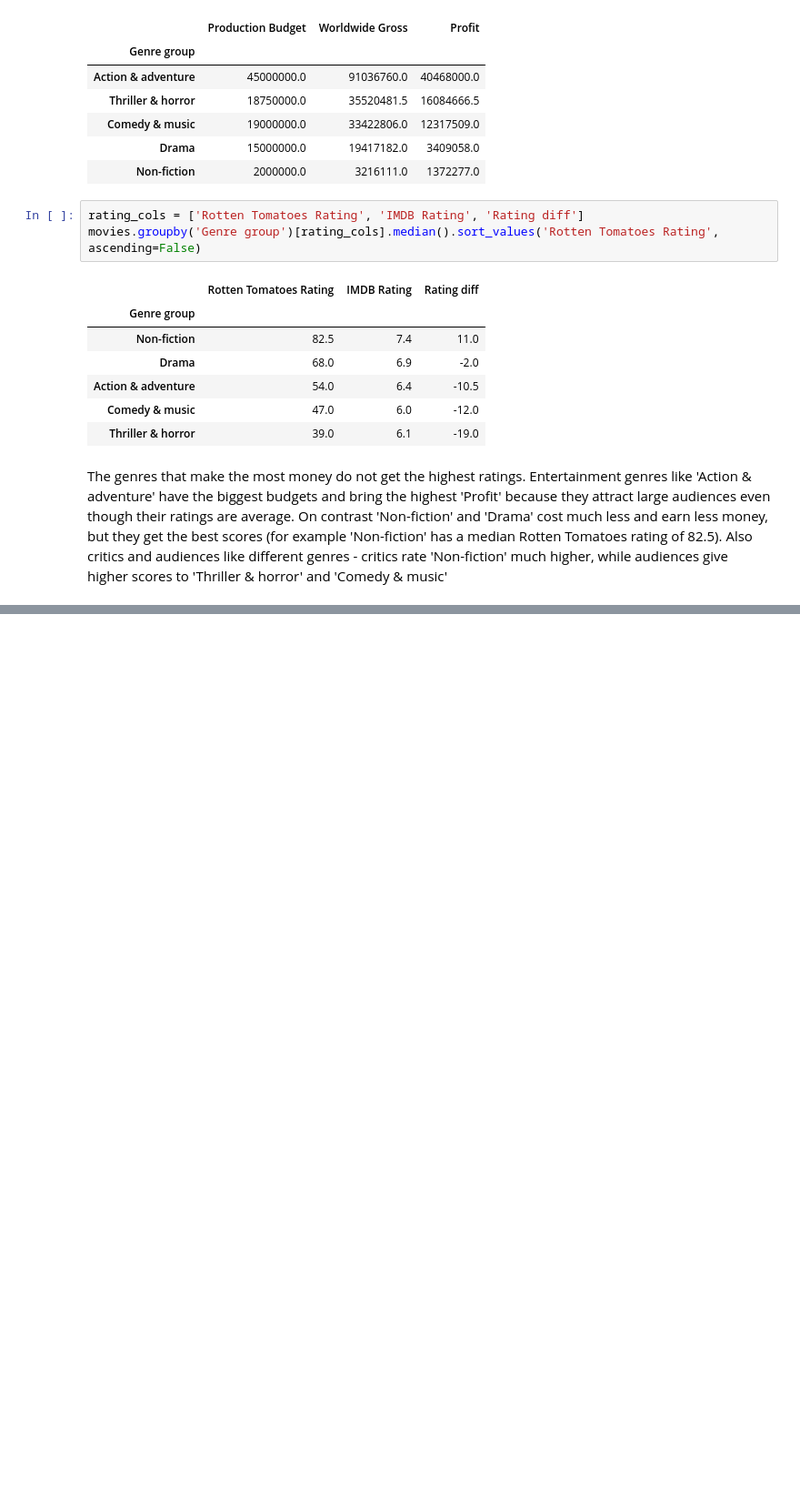
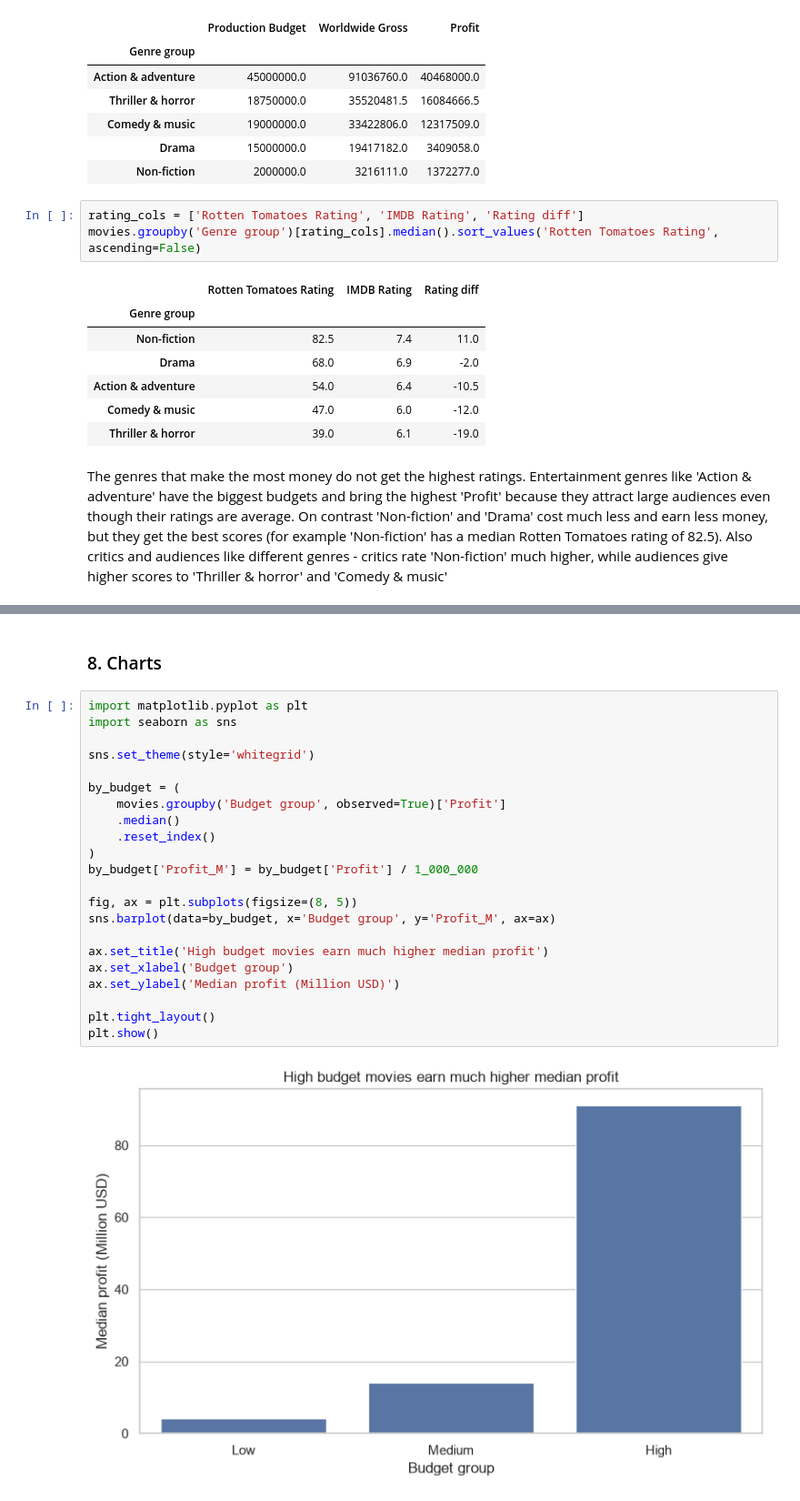
Before and after one commit to marynarymkevich/code-labs, a Jupyter notebook: DataAnalysis/Project/movies.ipynb, the cells around one changed output, grey strips where cells are left out. Shown at 91% size. Saved outputs shown, nothing was run; the diff lists cells and outputs as text; blank space fills up the shorter version.

```diff
--- a/DataAnalysis/Project/movies.ipynb
+++ b/DataAnalysis/Project/movies.ipynb
@@ -378,0 +411,26 @@ The genres that make the most money do not get the highest ratings. Entertainmen
+# %% [markdown]
+### 8. Charts
+# %%
+import matplotlib.pyplot as plt
+import seaborn as sns
+
+sns.set_theme(style='whitegrid')
+
+by_budget = (
+    movies.groupby('Budget group', observed=True)['Profit']
+    .median()
+    .reset_index()
+)
+by_budget['Profit_M'] = by_budget['Profit'] / 1_000_000
+
+fig, ax = plt.subplots(figsize=(8, 5))
+sns.barplot(data=by_budget, x='Budget group', y='Profit_M', ax=ax)
+
+ax.set_title('High budget movies earn much higher median profit')
+ax.set_xlabel('Budget group')
+ax.set_ylabel('Median profit (Million USD)')
+
+plt.tight_layout()
+plt.show()
+# %% [output]
+[figure, added]
```
Also changed, not shown: parts of 7 cells of this notebook.
